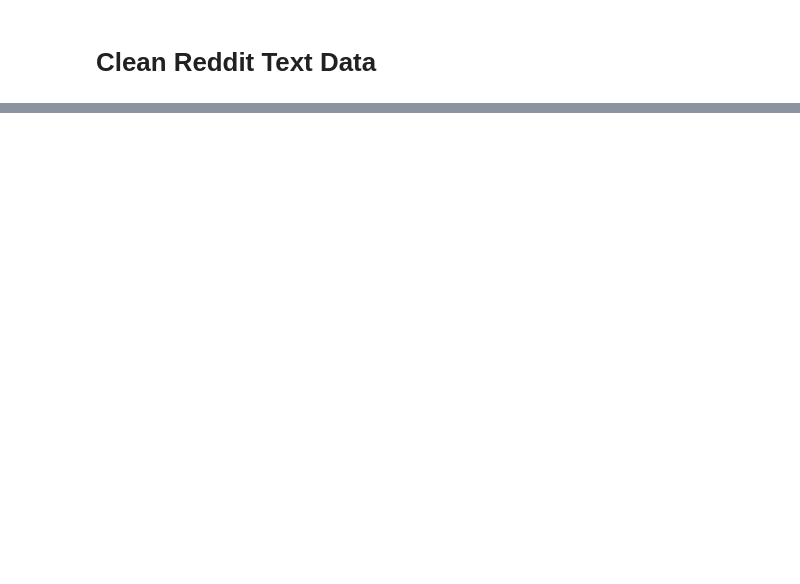
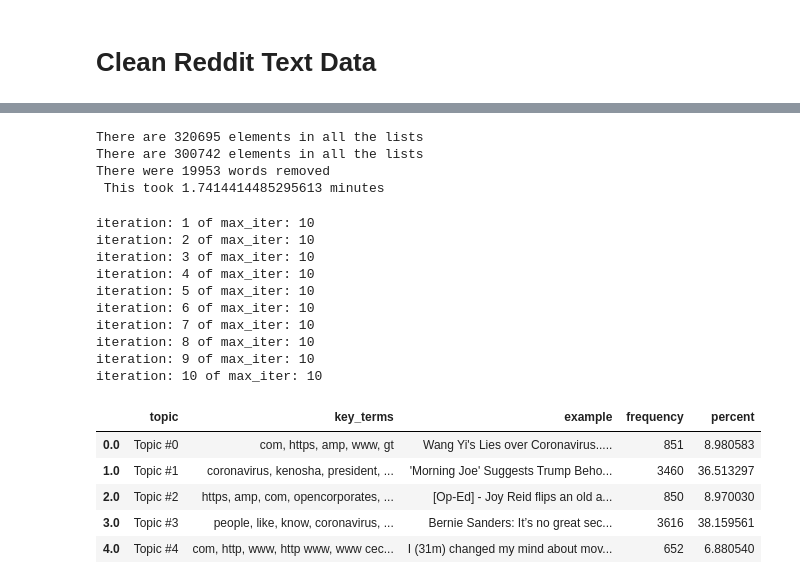
Before and after one commit to DCMSstats/covid-19-disinformation, a Jupyter notebook: analysis/clean_text.ipynb, the cells around one changed output, grey strips where cells are left out. Drawn from its saved outputs; the diff is of its cells as text; code cells hidden in the pictures; blank space fills up the shorter version.

```diff
--- a/analysis/clean_text.ipynb
+++ b/analysis/clean_text.ipynb
@@ -49,0 +139,45 @@ word_count_dataframe = pd.DataFrame(word_count_ordered)
+# %%
+import time
+start = time.time()
+
+custom_words_to_remove = ["com", "http","www", "https"]
+
+single_instance_words_df =  word_count_dataframe[word_count_dataframe["word_count"] == 1]
+
+single_instance_words_list= single_instance_words_df['lemma'].tolist()
+
+single_instance_words_list.extend(custom_words_to_remove)
+
+output_desired = remove_words_lists_of_lists(words, single_instance_words_list)
+
+print(f"There were {list_of_list_elements(words) -  list_of_list_elements(output_desired)} words removed")
+
+end = time.time()
+print(f" This took {(end - start) / 60 } minutes")
+# %% [output]
+There are 320695 elements in all the lists
+There are 300742 elements in all the lists
+There were 19953 words removed
+ This took 1.7414414485295613 minutes
+# %%
+topic_a.update_lemmas_tfidf(output_desired)
+# %%
+topic_a.model_LDA()
+topic_a.output_topics()
+# %% [output]
+iteration: 1 of max_iter: 10
+iteration: 2 of max_iter: 10
+iteration: 3 of max_iter: 10
+iteration: 4 of max_iter: 10
+iteration: 5 of max_iter: 10
+iteration: 6 of max_iter: 10
+iteration: 7 of max_iter: 10
+iteration: 8 of max_iter: 10
+iteration: 9 of max_iter: 10
+iteration: 10 of max_iter: 10
+|  | topic | key_terms | example | frequency | percent |
+| 0.0 | Topic #0 | com, https, amp, www, gt | Wang Yi's Lies over Coronavirus..... | 851 | 8.980583 |
+| 1.0 | Topic #1 | coronavirus, kenosha, president, ... | 'Morning Joe' Suggests Trump Beho... | 3460 | 36.513297 |
+| 2.0 | Topic #2 | https, amp, com, opencorporates, ... | [Op-Ed] - Joy Reid flips an old a... | 850 | 8.970030 |
+| 3.0 | Topic #3 | people, like, know, coronavirus, ... | Bernie Sanders: It’s no great sec... | 3616 | 38.159561 |
+| 4.0 | Topic #4 | com, http, www, http www, www cec... | I (31m) changed my mind about mov... | 652 | 6.880540 |
```
Also changed, not shown: parts of 14 cells of this notebook, 2 other files.
